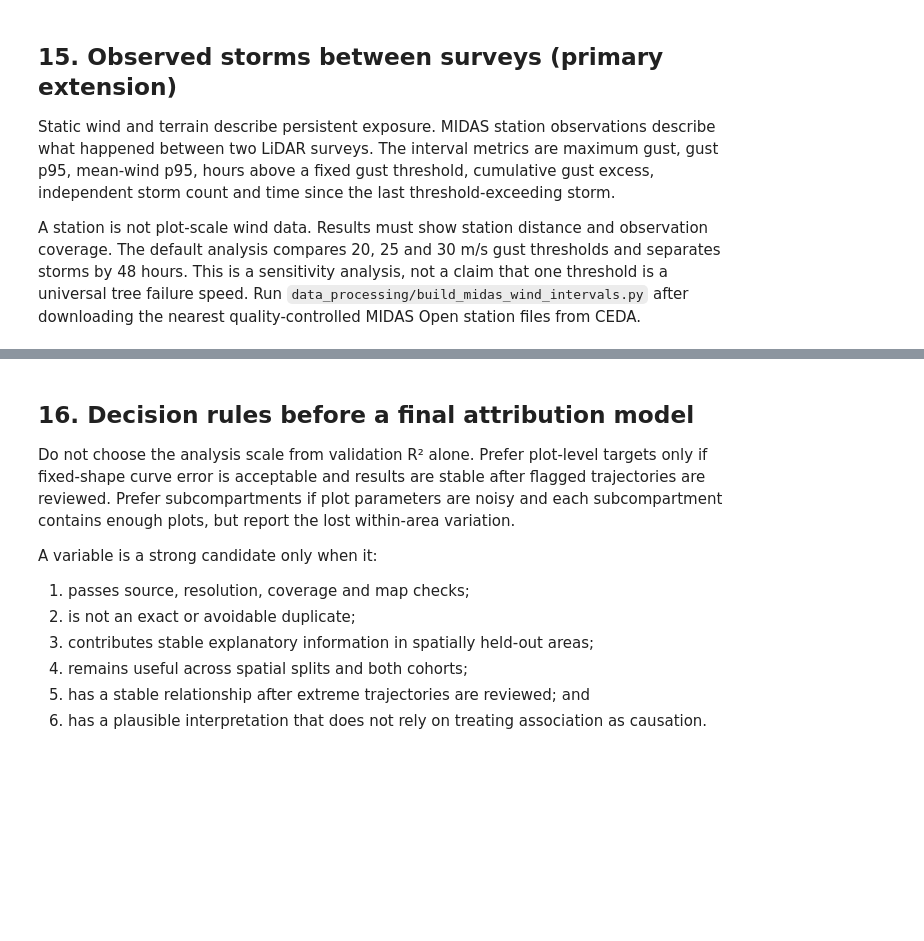
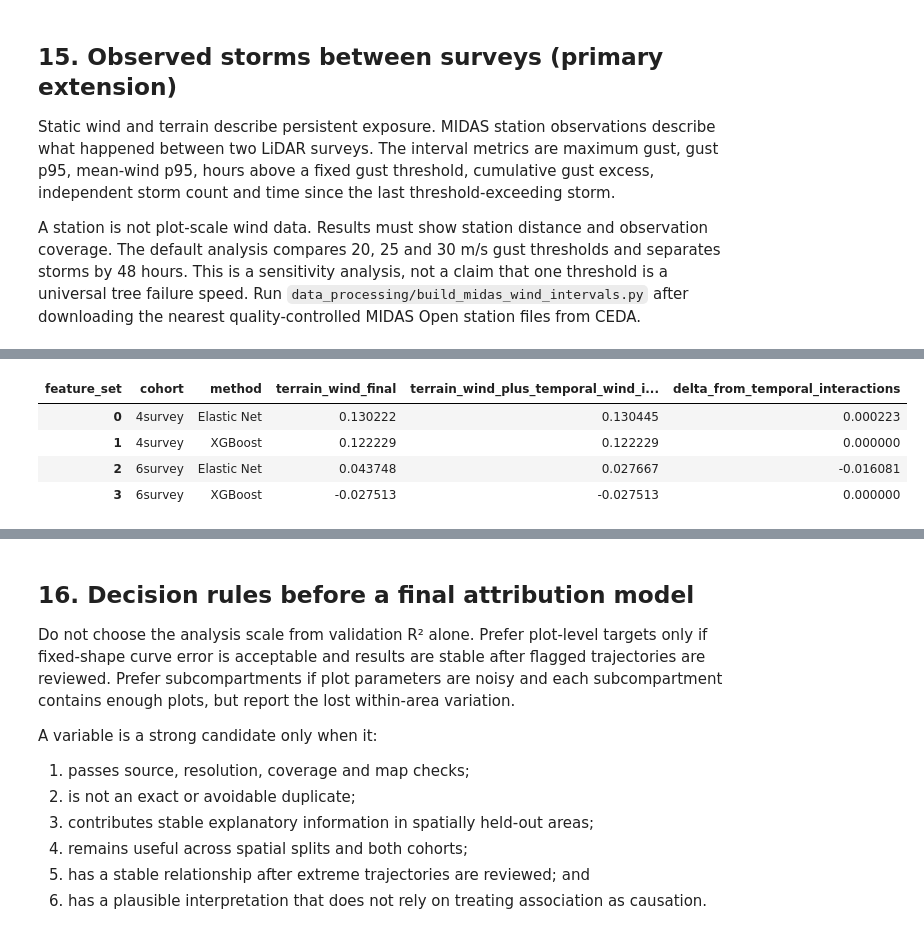
Before and after one commit to shreeyagorasia/forest_diss, a Jupyter notebook: notebooks/growth_curve_attribution/av2_local_growth_curve_grouped_importance.ipynb, the cells around one changed output, grey strips where cells are left out. Cells and saved outputs as stored; diff of their text form; code cells hidden in the pictures; blank space fills up the shorter version.

```diff
--- a/notebooks/growth_curve_attribution/av2_local_growth_curve_grouped_importance.ipynb
+++ b/notebooks/growth_curve_attribution/av2_local_growth_curve_grouped_importance.ipynb
@@ -1645,0 +1620,91 @@ if not midas_intervals.empty:
+# %%
+temporal_extension_results = pd.read_csv(project_root / 'outputs/growth_curve_attribution/temporal_wind_extension_check.csv')
+
+plot_level_growth = []
+transition_interval_counts = []
+for cohort in ['4survey', '6survey']:
+    growth_frame = pd.read_parquet(project_root / f'data/processed/growth_curve/{cohort}/growth_curve_table.parquet')
+    plot_level_growth.append(growth_frame[['identification','previous_lidar_year','LiDAR_year']].drop_duplicates().assign(cohort=cohort))
+
+    transition_frame = pd.read_parquet(project_root / f'data/processed/transitions/transition_growth_{cohort}.parquet')
+    transition_interval_counts.append({
+        'cohort': cohort,
+        'transition_rows': int(len(transition_frame)),
+        'independent_survey_intervals': int(transition_frame[['previous_lidar_year','LiDAR_year']].drop_duplicates().shape[0]),
+    })
+
+plot_level_growth = pd.concat(plot_level_growth, ignore_index=True)
+transition_interval_counts = pd.DataFrame(transition_interval_counts)
+
+if not midas_intervals.empty:
+    diagnostic_wind = midas_intervals.loc[np.isclose(midas_intervals['midas_gust_threshold_ms'], 25.0)].copy()
+    diagnostic_wind = diagnostic_wind.loc[diagnostic_wind['midas_observation_coverage'] >= 0.75].copy()
+
+    station_support = (diagnostic_wind.groupby('midas_station_id', as_index=False)
+        .agg(station_distance_km=('station_distance_km', 'first'),
+             mean_coverage=('midas_observation_coverage', 'mean'),
+             intervals_available=('LiDAR_year', 'size'))
+        .sort_values('station_distance_km'))
+    display(station_support)
+
+    repeated_temporal = plot_level_growth.merge(
+        diagnostic_wind[['previous_lidar_year','LiDAR_year','midas_station_id','midas_max_gust_ms',
+                         'midas_gust_p95_ms','midas_mean_wind_p95_ms',
+                         'midas_independent_storm_count_per_year','midas_time_since_last_major_storm_days']],
+        on=['previous_lidar_year','LiDAR_year'],
+        how='left'
+    )
+
+    uniqueness_summary = pd.DataFrame([
+        {
+            'cohort': cohort,
+            'plots': int(group['identification'].nunique()),
+            'survey_intervals': int(group[['previous_lidar_year','LiDAR_year']].drop_duplicates().shape[0]),
+            'stations_after_merge': int(group['midas_station_id'].nunique(dropna=True)),
+            'unique_max_gust_values': int(group['midas_max_gust_ms'].nunique(dropna=True)),
+            'unique_storm_count_values': int(group['midas_independent_storm_count_per_year'].nunique(dropna=True)),
+        }
+        for cohort, group in repeated_temporal.groupby('cohort')
+    ]).merge(transition_interval_counts, on='cohort', how='left')
+    display(uniqueness_summary)
+
+    extension_summary = (temporal_extension_results
+        .pivot_table(index=['cohort','method'], columns='feature_set', values='pooled_r2')
+        .reset_index())
+    extension_summary['delta_from_temporal_interactions'] = (
+        extension_summary['terrain_wind_plus_temporal_wind_interactions'] - extension_summary['terrain_wind_final']
+    )
+    display(extension_summary)
+
+    hypothesis_checks = pd.DataFrame([
+        {
+            'hypothesis': 'Scale mismatch with plot-level target',
+            'diagnostic_signal': 'Supported',
+            'reason': 'Each cohort has far more plots than independent interval weather values, so raw temporal columns mostly repeat across plots.'
+        },
+        {
+            'hypothesis': 'Spatial support too coarse',
+            'diagnostic_signal': 'Supported',
+            'reason': f"Only {station_support['midas_station_id'].nunique()} MIDAS stations are available at the chosen threshold/coverage filter, with the nearest about {station_support['station_distance_km'].min():.1f} km away."
+        },
+        {
+            'hypothesis': 'Too few independent temporal samples',
+            'diagnostic_signal': 'Supported',
+            'reason': '4survey contributes 3 independent survey intervals and 6survey contributes 5, limiting what interval weather can teach a static plot-level model.'
+        },
+        {
+            'hypothesis': 'Temporal summaries are biologically useless',
+            'diagnostic_signal': 'Not supported',
+            'reason': 'The interval-level correlation section above shows non-zero descriptive associations; the present failure is about this target/scale combination, not proven biological irrelevance.'
+        },
+        {
+            'hypothesis': 'Interaction-based extension rescues the signal',
+            'diagnostic_signal': 'Not supported',
+            'reason': 'Adding 24 storm-exposure interaction columns changes pooled R^2 by about +0.0002 at best and is neutral or worse elsewhere.'
+        },
+    ])
+    display(hypothesis_checks)
+
+    print('Balanced reading: the current evidence supports scale, resolution and sample-size limitations more strongly than a claim that storm history is irrelevant.')
+    print('What remains open is whether better-aligned temporal targets, finer spatial weather support, or event-timed features would recover a useful signal.')
+# %% [output]
@@ -1645,0 +1718,5 @@ if not midas_intervals.empty:
+| feature_set | cohort | method | terrain_wind_final | terrain_wind_plus_temporal_wind_i... | delta_from_temporal_interactions |
+| 0 | 4survey | Elastic Net | 0.130222 | 0.130445 | 0.000223 |
+| 1 | 4survey | XGBoost | 0.122229 | 0.122229 | 0.000000 |
+| 2 | 6survey | Elastic Net | 0.043748 | 0.027667 | -0.016081 |
+| 3 | 6survey | XGBoost | -0.027513 | -0.027513 | 0.000000 |
```
Also changed, not shown: parts of 19 cells of this notebook, 24 other files.
